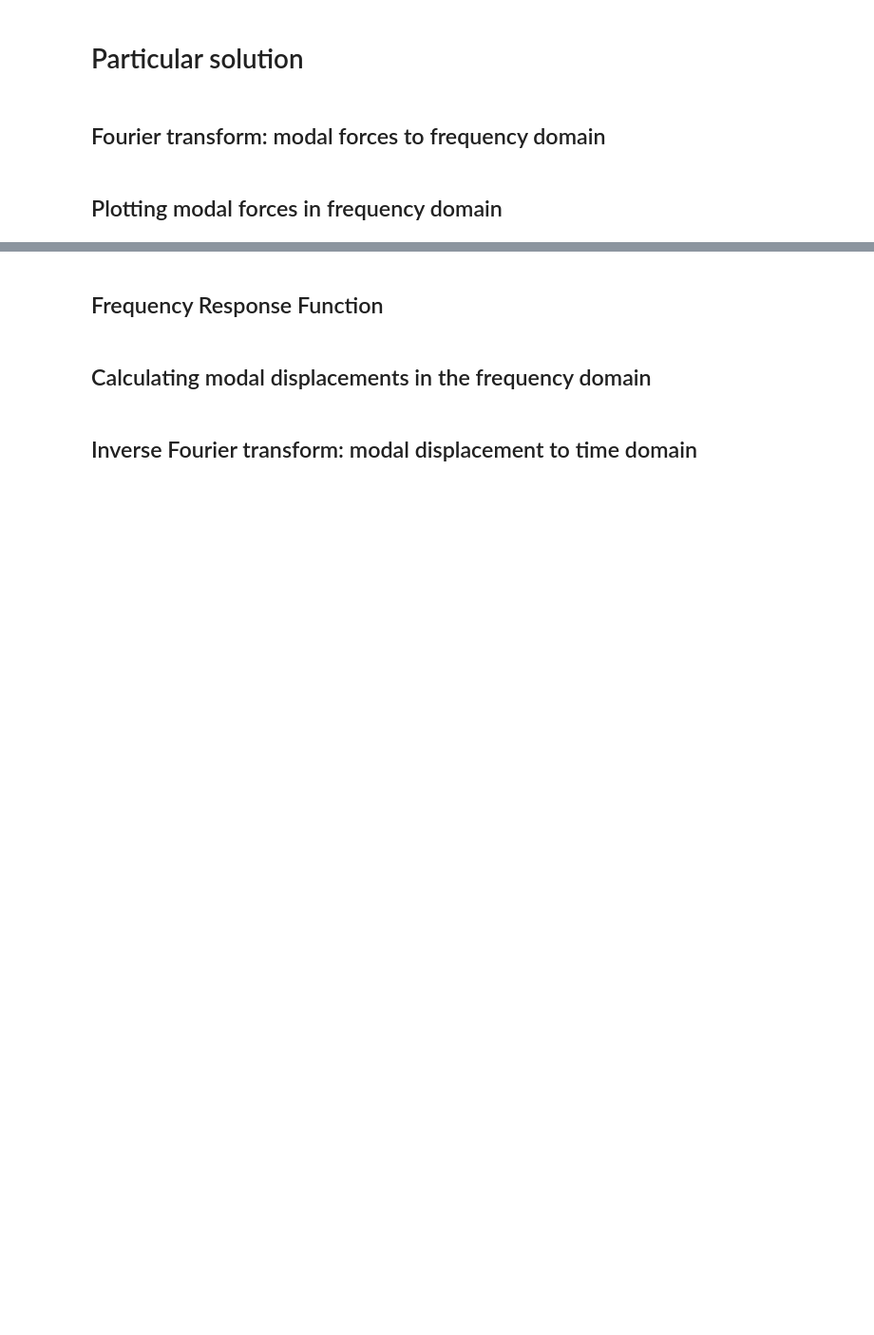
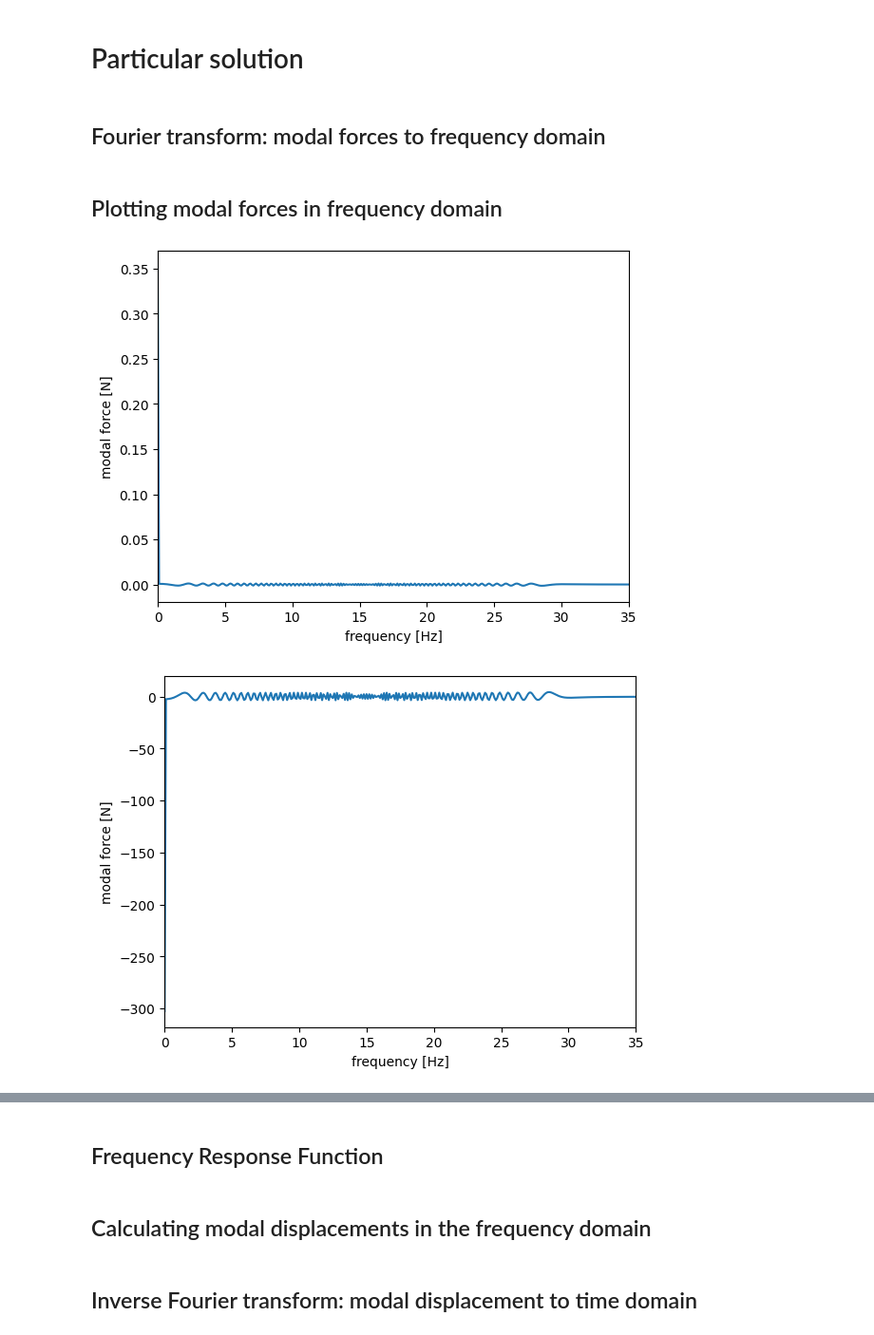
Before and after one commit to saullocastro/tudaesasII, a Jupyter notebook: scripts_lectures/MDOF_systems/mdoffreq03_landing_gear.ipynb, the cells around one changed output, grey strips where cells are left out. Shown at 95% size. Drawn from its saved outputs; the diff is of its cells as text; code cells hidden in the pictures; blank space fills up the shorter version.

```diff
--- a/scripts_lectures/MDOF_systems/mdoffreq03_landing_gear.ipynb
+++ b/scripts_lectures/MDOF_systems/mdoffreq03_landing_gear.ipynb
@@ -414,8 +433,11 @@ Plotting modal forces in frequency domain
 # %%
 for i in range(p):
     plt.cla()
-    plt.plot(freqs_Hz.real, fm_f[i])
+    plt.plot(freqs_Hz.real, fm_f[i].real)
     plt.xlim(0, 35)
     plt.xlabel('frequency [Hz]')
-    plt.ylabel('modal force [$N$]')
+    plt.ylabel('modal force [N]')
     plt.show()
+# %% [output]
+[figure, added]
+[figure, added]
```
Also changed, not shown: parts of 8 cells of this notebook, 11 other files.
